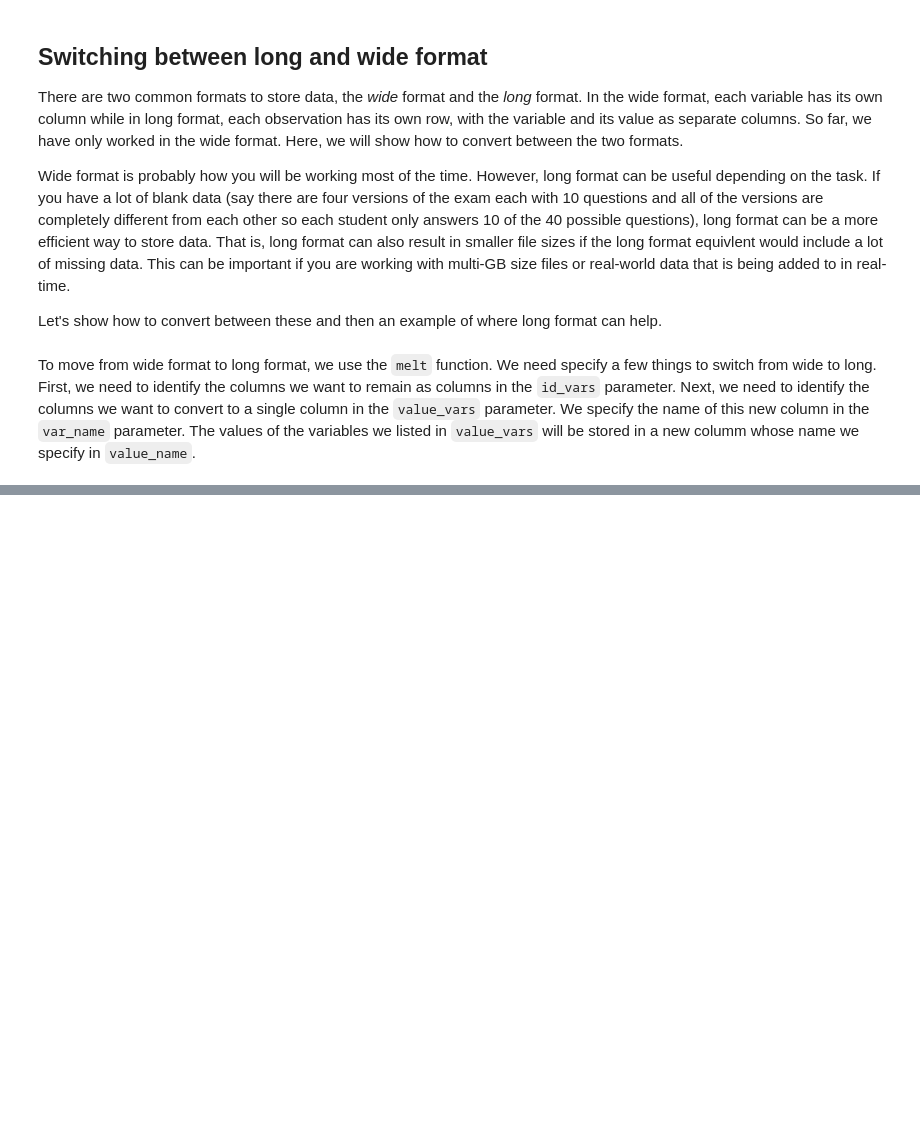
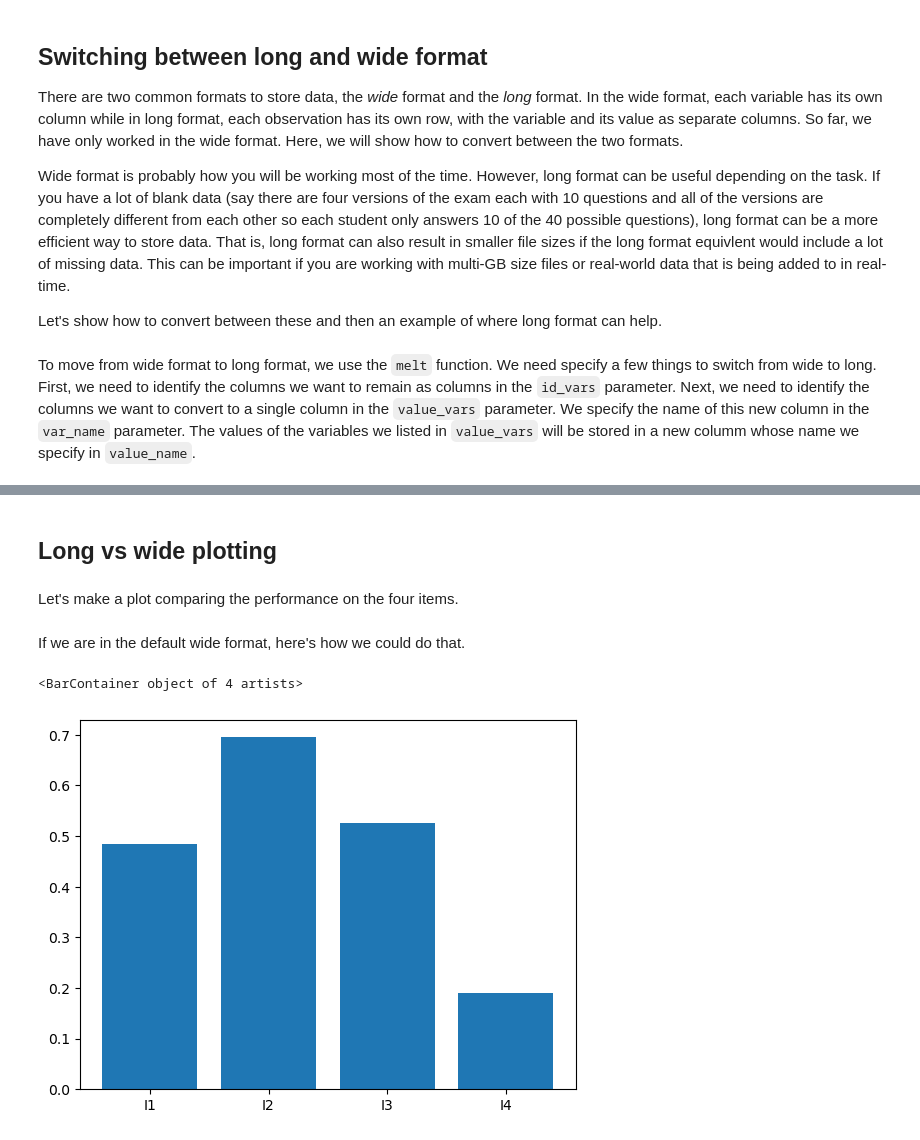
Before and after one commit to gphaser/Python-Intro, a Jupyter notebook: Question data.ipynb, the cells around one changed output, grey strips where cells are left out. Drawn from its saved outputs; the diff is of its cells as text; code cells hidden in the pictures; blank space fills up the shorter version.

Commit message:
Finishing long vs wide

```diff
--- a/Question data.ipynb
+++ b/Question data.ipynb
@@ -260,0 +376,15 @@ Type:      function
+# %% [markdown]
+## Long vs wide plotting
+# %% [markdown]
+Let's make a plot comparing the performance on the four items.
+# %% [markdown]
+If we are in the default wide format, here's how we could do that.
+# %%
+# step 1: calculate the means
+mean_correctness = am_data[['I1', 'I2', 'I3', 'I4']].mean()
+
+# step 2: create the plot
+plt.bar(mean_correctness.index, mean_correctness.values)
+# %% [output]
+<BarContainer object of 4 artists>
+[figure, added]
```
Also changed, not shown: parts of 21 cells of this notebook.
